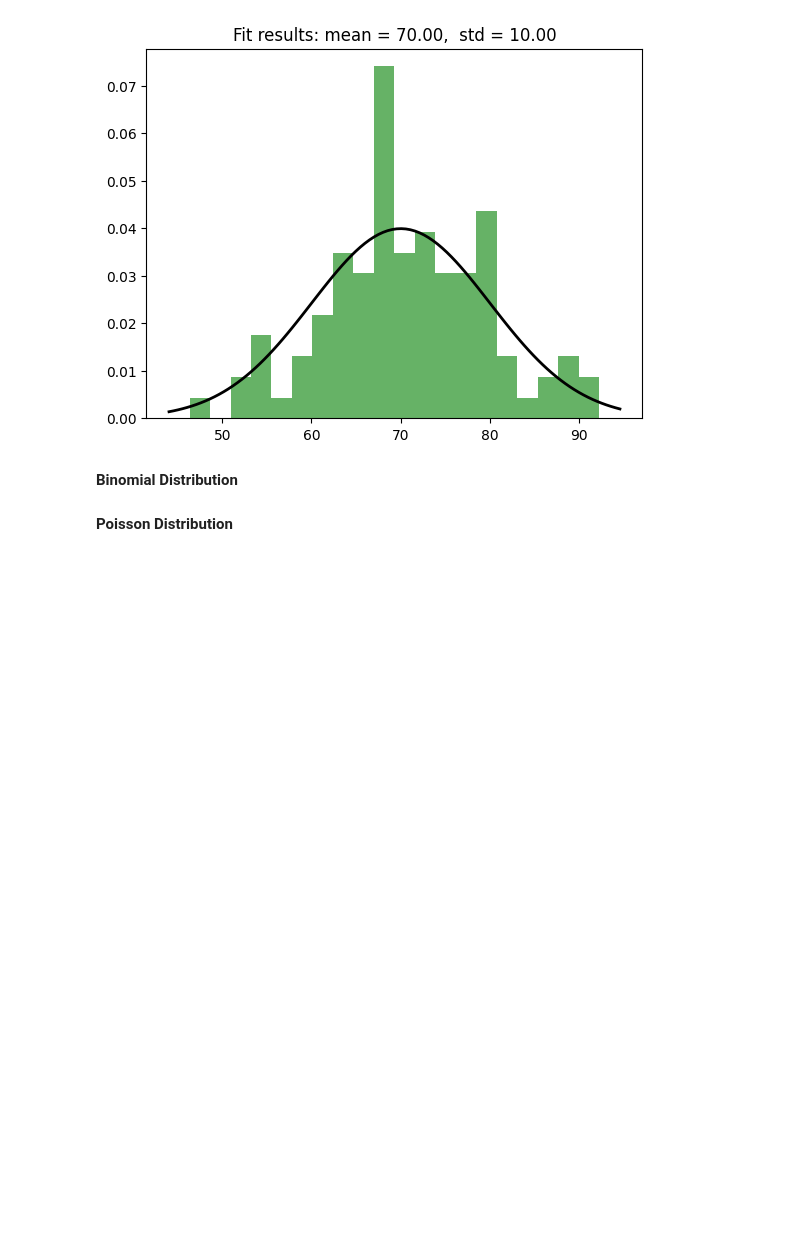
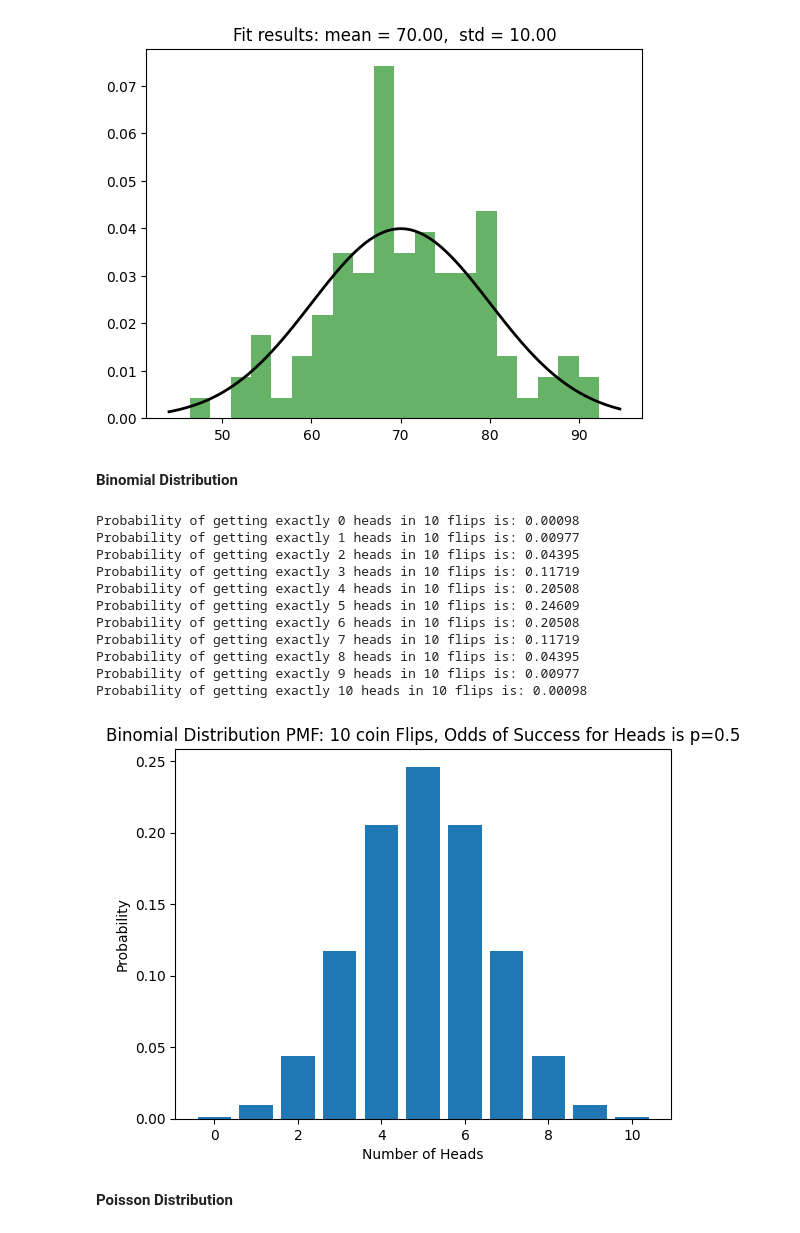
Before and after one commit to bpbpublications/Statistics-for-Data-Scientists-and-Analysts, a Jupyter notebook: notebooks/chapter4/chapter4.ipynb, the cells around one changed output. Saved outputs shown, nothing was run; the diff lists cells and outputs as text; code cells hidden in the pictures; blank space fills up the shorter version.

Commit message:
probablity distribution done

```diff
--- a/notebooks/chapter4/chapter4.ipynb
+++ b/notebooks/chapter4/chapter4.ipynb
@@ -325,5 +325,38 @@ plt.show()
 [figure]
 # %% [markdown]
 **Binomial Distribution**
+# %%
+from scipy.stats import binom
+import matplotlib.pyplot as plt
+import numpy as np
+# number of trials, probability of each trial
+n, p = 10, 0.5
+# generate a range of numbers from 0 to n (number of trials)
+x = np.arange(0, n+1)
+# calculate binomial distribution
+binom_dist = binom.pmf(x, n, p)
+# display probablity distribution of each
+for i in x:
+    print(f"Probability of getting exactly {i} heads in {n} flips is: {binom_dist[i]:.5f}")
+# plot the binomial distribution
+plt.bar(x, binom_dist)
+plt.title('Binomial Distribution PMF: 10 coin Flips, Odds of Success for Heads is p=0.5')
+plt.xlabel('Number of Heads')
+plt.ylabel('Probability')
+plt.savefig('binomial_distribution.jpg',dpi=600,bbox_inches='tight')
+plt.show()
+# %% [output]
+Probability of getting exactly 0 heads in 10 flips is: 0.00098
+Probability of getting exactly 1 heads in 10 flips is: 0.00977
+Probability of getting exactly 2 heads in 10 flips is: 0.04395
+Probability of getting exactly 3 heads in 10 flips is: 0.11719
+Probability of getting exactly 4 heads in 10 flips is: 0.20508
+Probability of getting exactly 5 heads in 10 flips is: 0.24609
+Probability of getting exactly 6 heads in 10 flips is: 0.20508
+Probability of getting exactly 7 heads in 10 flips is: 0.11719
+Probability of getting exactly 8 heads in 10 flips is: 0.04395
+Probability of getting exactly 9 heads in 10 flips is: 0.00977
+Probability of getting exactly 10 heads in 10 flips is: 0.00098
+[figure, added]
 # %% [markdown]
 **Poisson Distribution**
```
Also changed, not shown: parts of 10 cells of this notebook.
